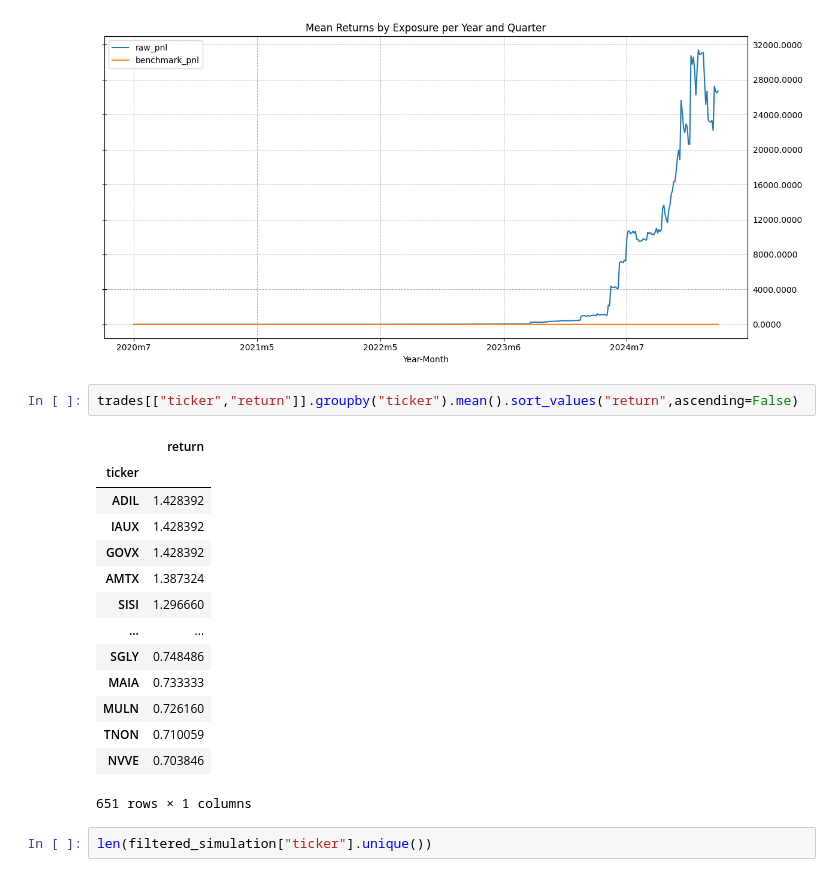
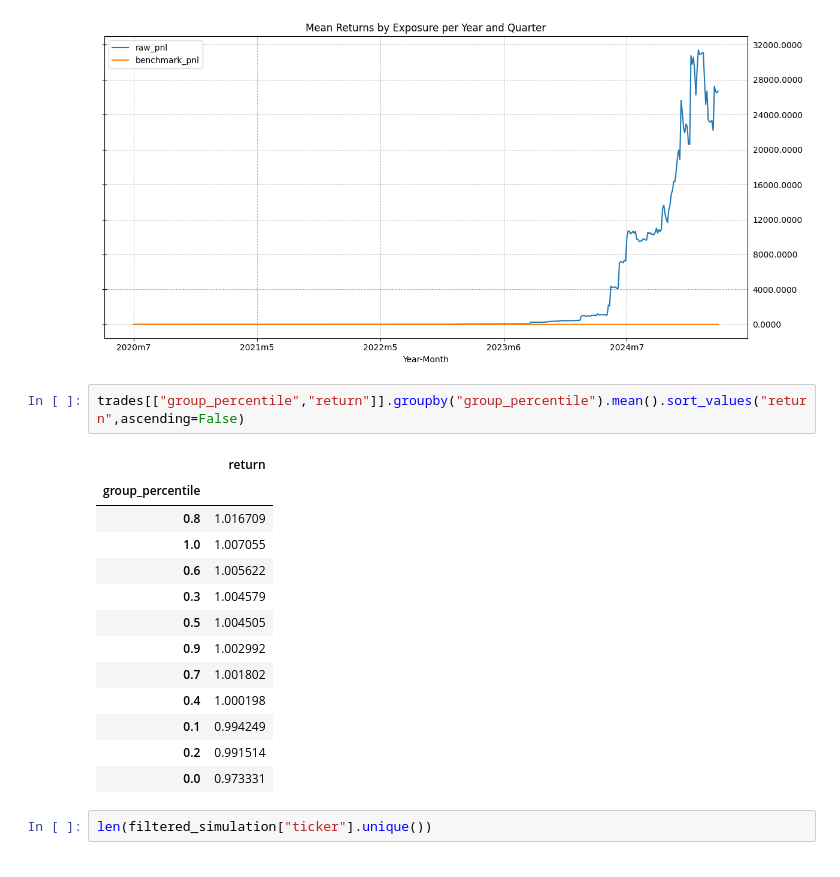
Before and after one commit to chung-ejy/orivault, a Jupyter notebook: studies/swing_trading_study/speculation_basic.ipynb, the cells around one changed output. Saved outputs shown, nothing was run; the diff lists cells and outputs as text.

```diff
--- a/studies/swing_trading_study/speculation_basic.ipynb
+++ b/studies/swing_trading_study/speculation_basic.ipynb
@@ -203,22 +203,21 @@ plt.show()
 # %% [output]
 [figure]
 # %%
-trades[["ticker","return"]].groupby("ticker").mean().sort_values("return",ascending=False)
+trades[["group_percentile","return"]].groupby("group_percentile").mean().sort_values("return",ascending=False)
 # %% [output]
 |  | return |
-| ticker |  |
-| ADIL | 1.428392 |
-| IAUX | 1.428392 |
-| GOVX | 1.428392 |
-| AMTX | 1.387324 |
-| SISI | 1.296660 |
-| ... | ... |
-| SGLY | 0.748486 |
-| MAIA | 0.733333 |
-| MULN | 0.726160 |
-| TNON | 0.710059 |
-| NVVE | 0.703846 |
+| group_percentile |  |
+| 0.8 | 1.016709 |
+| 1.0 | 1.007055 |
+| 0.6 | 1.005622 |
+| 0.3 | 1.004579 |
+| 0.5 | 1.004505 |
+| 0.9 | 1.002992 |
+| 0.7 | 1.001802 |
+| 0.4 | 1.000198 |
+| 0.1 | 0.994249 |
+| 0.2 | 0.991514 |
+| 0.0 | 0.973331 |
-651 rows × 1 columns
 # %%
 len(filtered_simulation["ticker"].unique())
 # %% [output]
```
Also changed, not shown: 2 other files.
